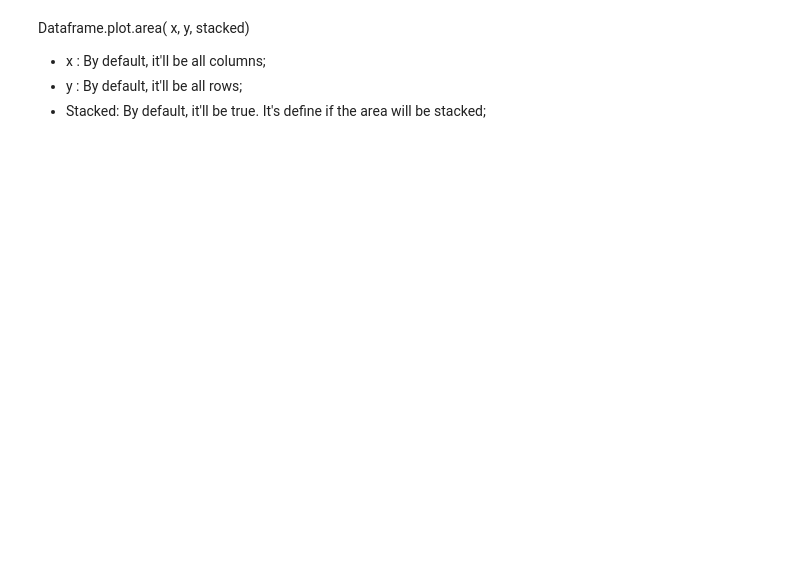
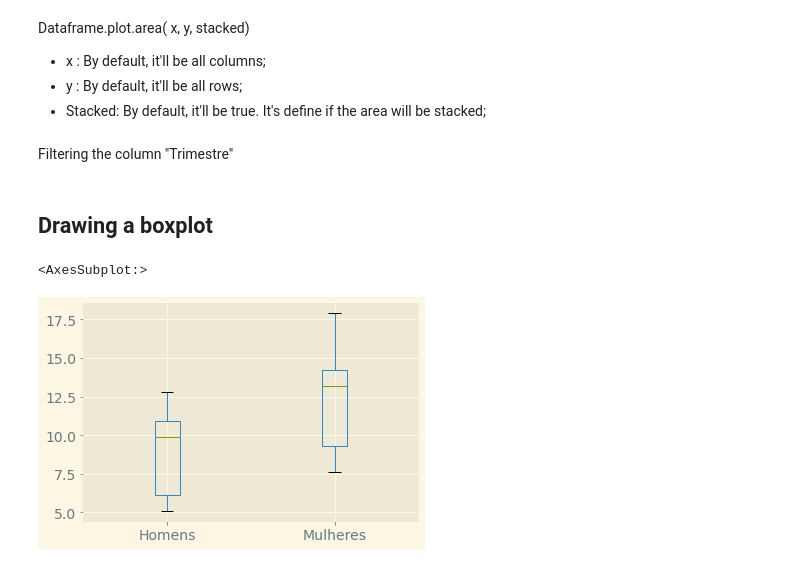
Before and after one commit to ryan-fauder/Intro-to-Data-Analysis, a Jupyter notebook: reading_csv.ipynb, the cells around one changed output. Drawn from its saved outputs; the diff is of its cells as text; code cells hidden in the pictures; blank space fills up the shorter version.

Commit message:
f: Drawing a boxplot

```diff
--- a/reading_csv.ipynb
+++ b/reading_csv.ipynb
@@ -7,3 +7,4 @@ import pandas as pd
 ## Importing a csv database w/ Pandas lib
 # %%
 df_unemployement = pd.read_csv("./desemprego.csv")
+plt.style.use('default')
@@ -29,3 +32,17 @@ Dataframe.plot.area( x, y, stacked)
 - Stacked: By default, it'll be true. It's define if the area will be stacked;
 # %%
 df_unemployement.plot.area(x='Trimestre', y=["Mulheres", "Homens"], stacked = False)
+# %% [markdown]
+Filtering the column "Trimestre"
+# %%
+df_unemployement.Trimestre = df_unemployement.Trimestre.apply(lambda row: row[-4:])
+df_unemployement = df_unemployement.rename(columns={'Trimestre':'Ano'})
+# %%
+df_unemployement = df_unemployement.drop(columns={'ID'})
+# %% [markdown]
+## Drawing a boxplot
+# %%
+df_unemployement.boxplot(column=['Homens', 'Mulheres'], fontsize=14)
+# %% [output]
+<AxesSubplot:>
+[figure, added]
```
Also changed, not shown: parts of 2 cells of this notebook.
